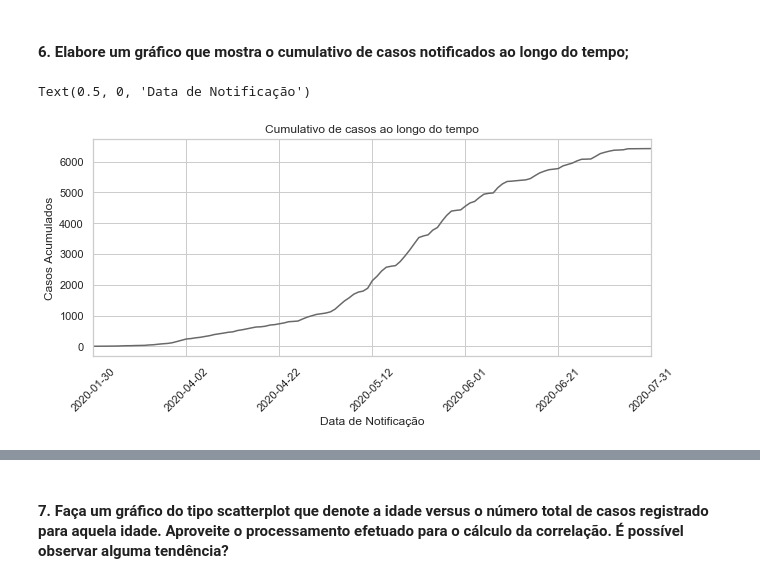
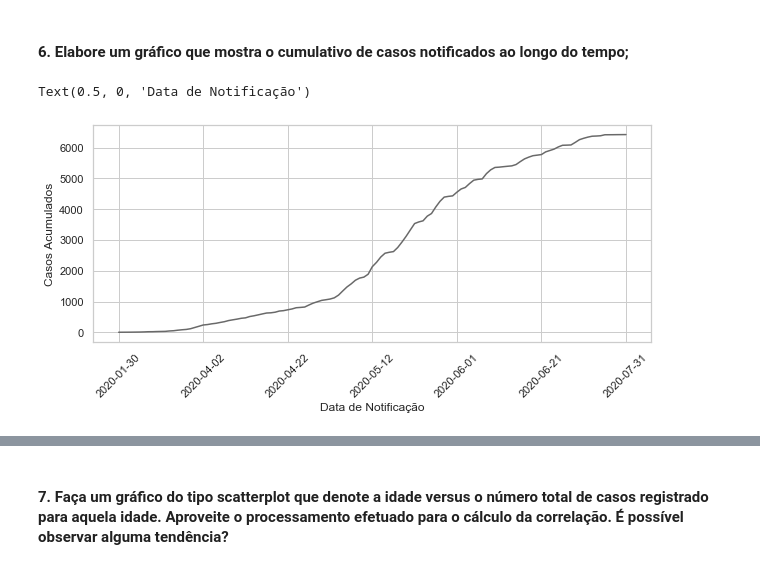
Before and after one commit to jvmdo/rna-pp1-2020, a Jupyter notebook: Código/PP1_redesneurais.ipynb, the cells around one changed output, grey strips where cells are left out. Drawn from its saved outputs; the diff is of its cells as text; code cells hidden in the pictures.

```diff
--- a/Código/PP1_redesneurais.ipynb
+++ b/Código/PP1_redesneurais.ipynb
@@ -514,22 +515,23 @@ _ = k.set_xticklabels(np.arange(0, 101, 10))
 # %%
 #primeiramente, calular os casos acumulados a cada dia do dataset
 dt_notif_df = df['_dt_notificacao'].value_counts(sort=False).sort_index(ascending=True).reset_index()
 dt_notif_df.columns = ['Data_notificação', 'Casos Acumulados']
 dt_notif_df['Data_notificação'] = dt_notif_df['Data_notificação'].apply(lambda x: x.strftime('%Y-%m-%d'))
 pre_df = {}
 acum = dt_notif_df['Casos Acumulados'][0]
 pred_df = {dt_notif_df['Data_notificação'][0]: acum}
 for case in dt_notif_df[1:].iterrows():
     acum += case[1]['Casos Acumulados']
     pred_df[case[1]['Data_notificação']] = acum
 #em seguida plottar o gráfico
 pd.DataFrame(pred_df.values(), index = pred_df.keys()).plot(figsize=(10, 4),
                                                             legend=False,
                                                             color='dimgray',
-                                                            title="Cumulativo de casos ao longo do tempo")
+                                                            #title="Cumulativo de casos ao longo do tempo"
+                                                           )
 _ = plt.xticks(rotation=45)
 plt.ylabel('Casos Acumulados')
 plt.xlabel('Data de Notificação')
 # %% [output]
 Text(0.5, 0, 'Data de Notificação')
-[figure, old version]
+[figure, new version]
```
Also changed, not shown: parts of 7 cells of this notebook.
